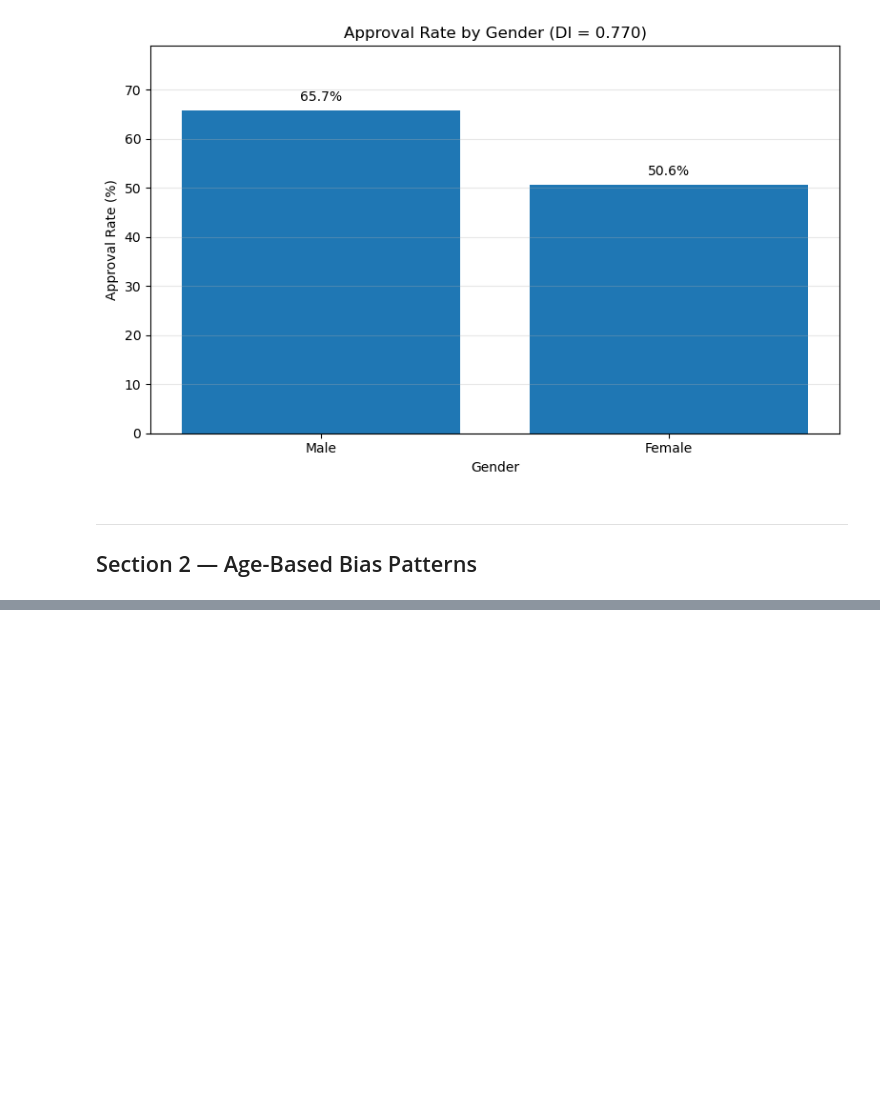
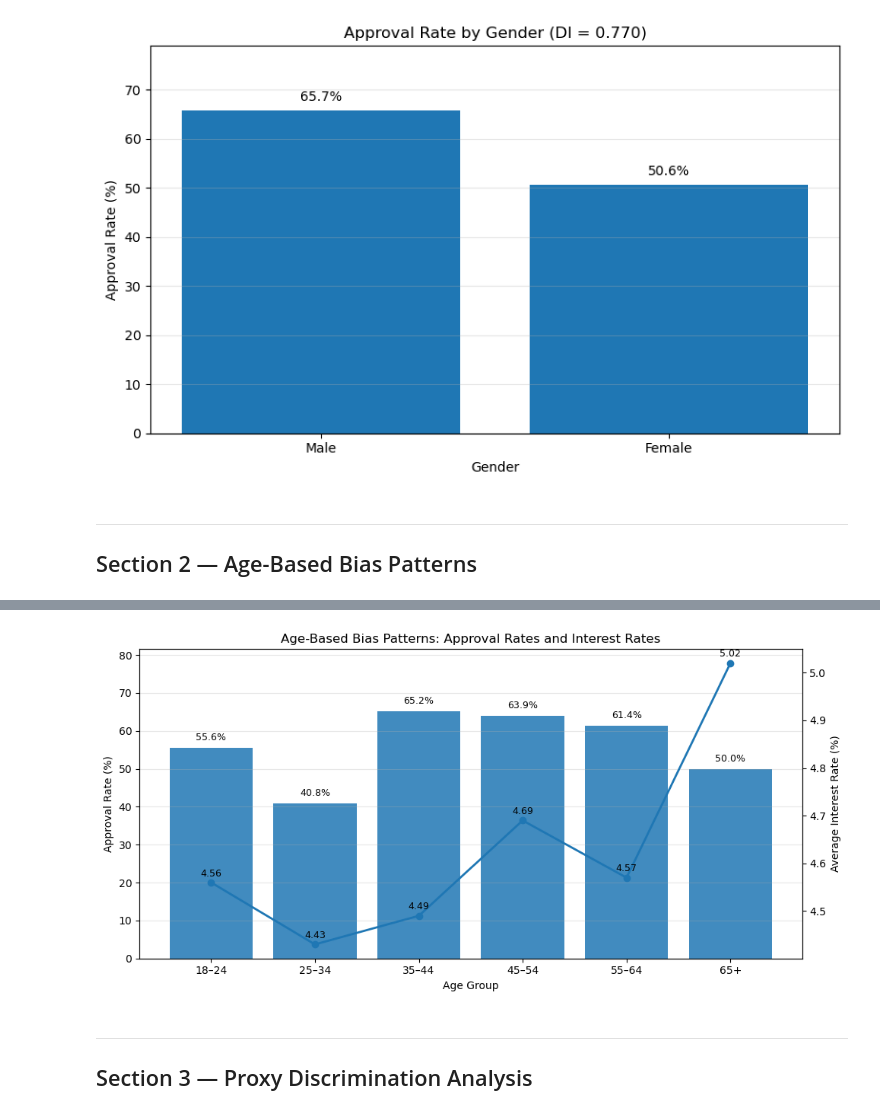
Before and after one commit to FloranMinnaar/dego-project-team5, a Jupyter notebook: notebooks/02-bias-analysis.ipynb, the cells around one changed output, grey strips where cells are left out. Drawn from its saved outputs; the diff is of its cells as text; code cells hidden in the pictures; blank space fills up the shorter version.

Commit message:
Adding section 3: analyse interactive discrimination

```diff
--- a/notebooks/02-bias-analysis.ipynb
+++ b/notebooks/02-bias-analysis.ipynb
@@ -147,0 +197,14 @@ plt.show()
+# %%
+# Check interest rates by age group (approved applications only)
+approved_age_df = valid_age_df[valid_age_df['loan_approved'] == True].copy()
+
+age_interest = (
+    approved_age_df.groupby('age_group', observed=False)['interest_rate']
+    .agg(approved_records='count', avg_interest_rate='mean')
+    .reset_index()
+    .sort_values('age_group')
+)
+age_interest['avg_interest_rate'] = age_interest['avg_interest_rate'].round(2)
+
+print('Interest-rate patterns among approved applications:')
+print(age_interest.to_string(index=False))
@@ -147,0 +220,45 @@ plt.show()
+# %%
+# Compact visualization: approval rate (bar) + avg interest rate (line) by age group
+viz_df = age_approval[['age_group', 'approval_rate_pct']].merge(
+    age_interest[['age_group', 'avg_interest_rate']],
+    on='age_group',
+    how='left'
+)
+
+fig, ax1 = plt.subplots(figsize=(10, 5))
+
+bars = ax1.bar(viz_df['age_group'].astype(str), viz_df['approval_rate_pct'], alpha=0.85)
+ax1.set_xlabel('Age Group')
+ax1.set_ylabel('Approval Rate (%)')
+ax1.set_ylim(0, max(viz_df['approval_rate_pct']) * 1.25)
+ax1.grid(axis='y', alpha=0.3)
+
+for bar in bars:
+    value = bar.get_height()
+    ax1.annotate(
+        f'{value:.1f}%',
+        xy=(bar.get_x() + bar.get_width() / 2, value),
+        xytext=(0, 5),
+        textcoords='offset points',
+        ha='center',
+        va='bottom',
+        fontsize=9
+    )
+
+ax2 = ax1.twinx()
+ax2.plot(viz_df['age_group'].astype(str), viz_df['avg_interest_rate'], marker='o', linewidth=2)
+ax2.set_ylabel('Average Interest Rate (%)')
+
+for x, y in zip(viz_df['age_group'].astype(str), viz_df['avg_interest_rate']):
+    if pd.notna(y):
+        ax2.annotate(f'{y:.2f}', (x, y), textcoords='offset points', xytext=(0, 6), ha='center', fontsize=9)
+
+plt.title('Age-Based Bias Patterns: Approval Rates and Interest Rates')
+plt.tight_layout()
+plt.savefig('../reports/bias_age_approval_interest_combo.png', dpi=150, bbox_inches='tight')
+plt.show()
+# %% [output]
+[figure, added]
+# %% [markdown]
+---
+## Section 3 — Proxy Discrimination Analysis
```
Also changed, not shown: parts of 7 cells of this notebook.
